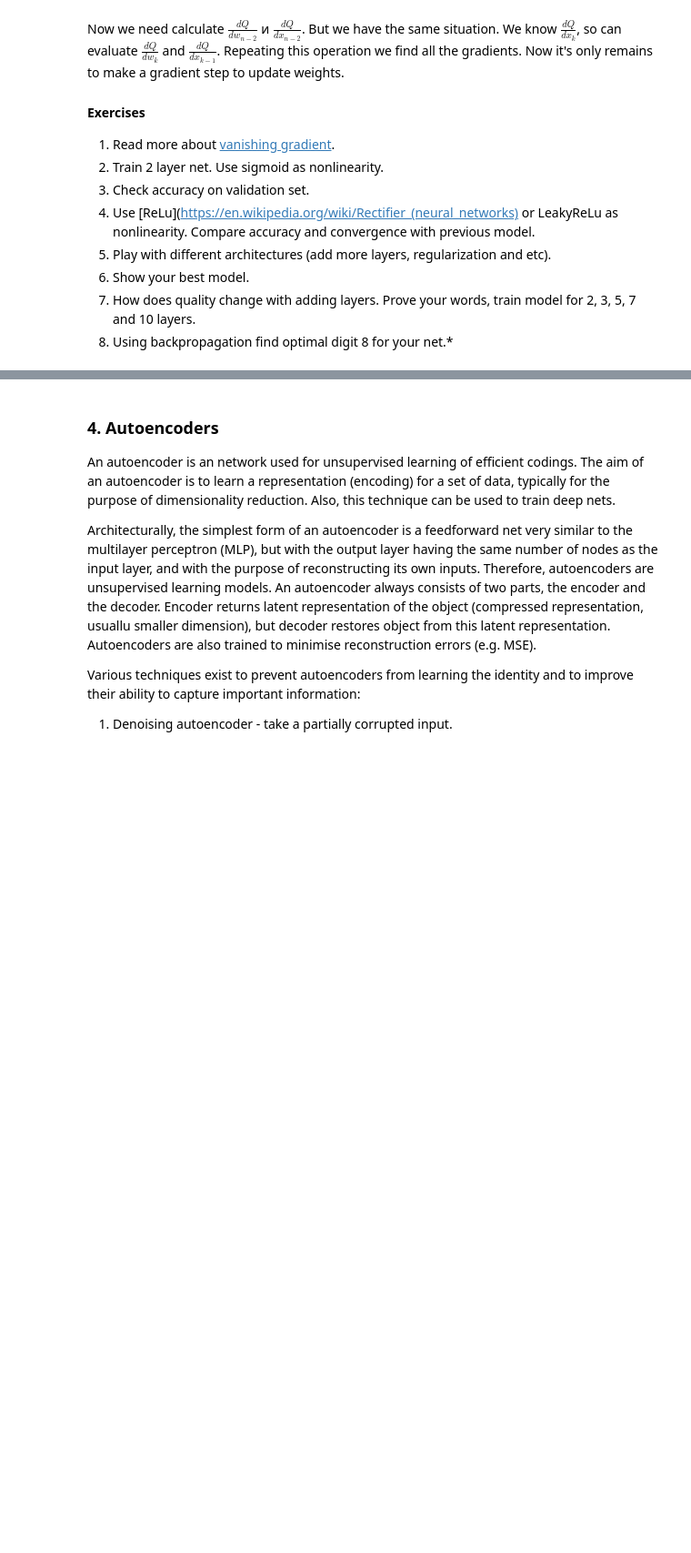
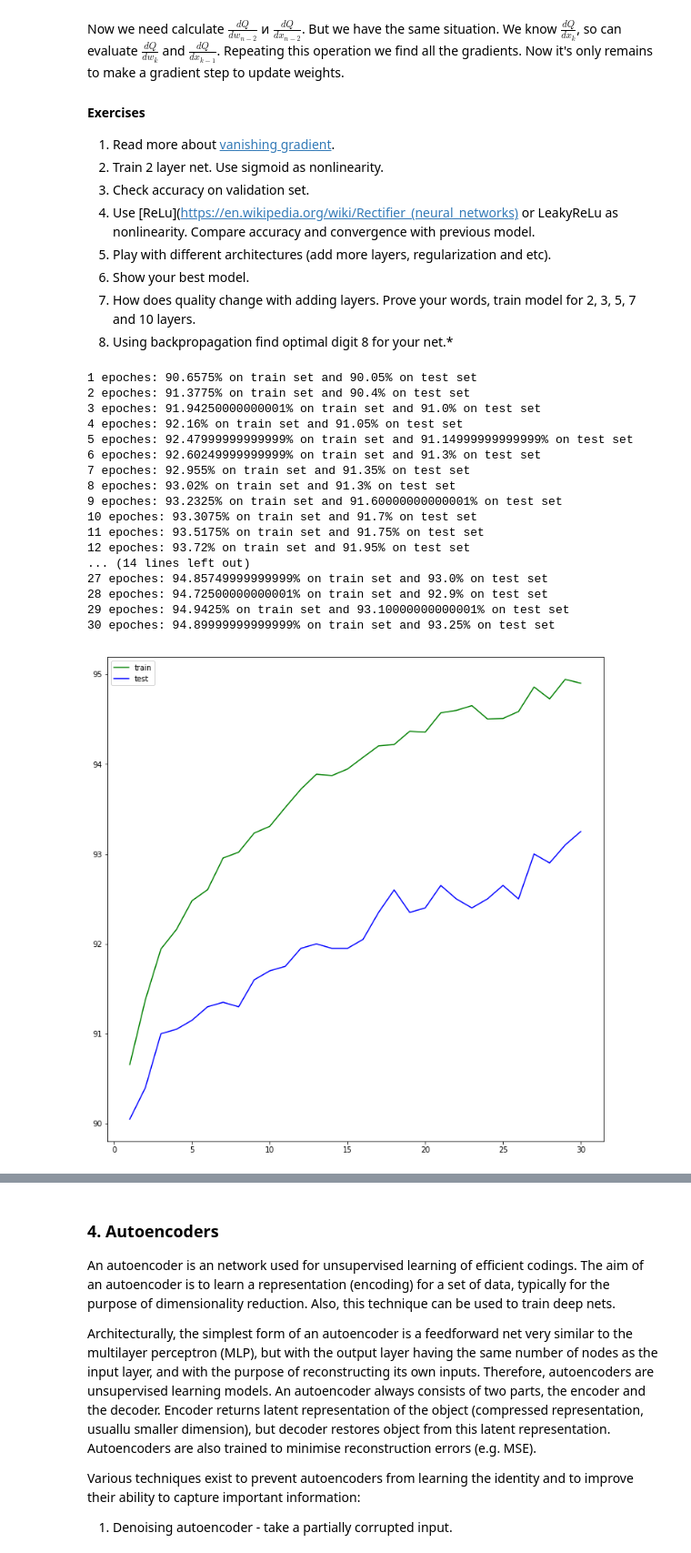
Before and after one commit to dgradoboev/Sonia, a Jupyter notebook: labs/lab-2.ipynb, the cells around one changed output, grey strips where cells are left out. Shown at 91% size. Saved outputs shown, nothing was run; the diff lists cells and outputs as text; code cells hidden in the pictures; blank space fills up the shorter version.

```diff
--- a/labs/lab-2.ipynb
+++ b/labs/lab-2.ipynb
@@ -288,3 +346,64 @@ Now we need calculate $\frac{dQ}{dw_{n-2}}$ и $\frac{dQ}{dx_{n-2}}$. But we hav
 6. Show your best model.
 7. How does quality change with adding layers. Prove your words, train model for 2, 3, 5, 7 and 10 layers.
 8. Using backpropagation find optimal  digit 8 for your net.*
+# %%
+class SigmoidNet(nn.Module):
+    def __init__(self):
+        super(SigmoidNet, self).__init__()
+        self.fc1 = nn.Linear(784, 100)
+        self.fc2 = nn.Linear(100, 10)
+    def forward(self, x):
+        x = torch.sigmoid(self.fc1(x))
+        x = torch.sigmoid(self.fc2(x))
+        return x
+# %%
+model = SigmoidNet();
+torch.nn.init.constant_(model.fc1.weight, 0)
+optimizer = optim.SGD(model.parameters(), lr=0.01)
+trainPath = []
+testPath = []
+for e in range(1, 31):
+    weights = LTrain(e, trainData, trainRes)
+    testC = 0
+    trainC = 0
+    tmp = model(torch.from_numpy(testData).float())
+    _, testPred = torch.max(tmp, 1)
+    testPred = testPred.numpy()
+    tmp = model(torch.from_numpy(trainData).float())
+    _, trainPred = torch.max(tmp, 1)
+    trainPred = trainPred.numpy()
+    for i in range(len(testRes)):
+        if testRes[i] == testPred[i]:
+            testC += 1
+    for i in range(len(trainRes)):
+        if trainRes[i] == trainPred[i]:
+            trainC += 1
+    trainPath.append(trainC/len(trainRes)*100)
+    testPath.append(testC/len(testRes)*100)
+    print(e, ' epoches: ', trainC/len(trainRes)*100, '% on train set and ', testC/len(testRes)*100, '% on test set', sep='')
+plt.figure(figsize=(12,12))
+trainPath = np.asarray(trainPath)
+testPath = np.asarray(testPath)
+plt.plot(range(1, 31), trainPath, color="green", label="train")
+plt.plot(range(1, 31), testPath, color="blue", label="test")
+plt.legend()
+plt.show()
+# %% [output]
+1 epoches: 90.6575% on train set and 90.05% on test set
+2 epoches: 91.3775% on train set and 90.4% on test set
+3 epoches: 91.94250000000001% on train set and 91.0% on test set
+4 epoches: 92.16% on train set and 91.05% on test set
+5 epoches: 92.47999999999999% on train set and 91.14999999999999% on test set
+6 epoches: 92.60249999999999% on train set and 91.3% on test set
+7 epoches: 92.955% on train set and 91.35% on test set
+8 epoches: 93.02% on train set and 91.3% on test set
+9 epoches: 93.2325% on train set and 91.60000000000001% on test set
+10 epoches: 93.3075% on train set and 91.7% on test set
+11 epoches: 93.5175% on train set and 91.75% on test set
+12 epoches: 93.72% on train set and 91.95% on test set
+... (14 lines left out)
+27 epoches: 94.85749999999999% on train set and 93.0% on test set
+28 epoches: 94.72500000000001% on train set and 92.9% on test set
+29 epoches: 94.9425% on train set and 93.10000000000001% on test set
+30 epoches: 94.89999999999999% on train set and 93.25% on test set
+[figure, added]
```
Also changed, not shown: parts of 26 cells of this notebook.
